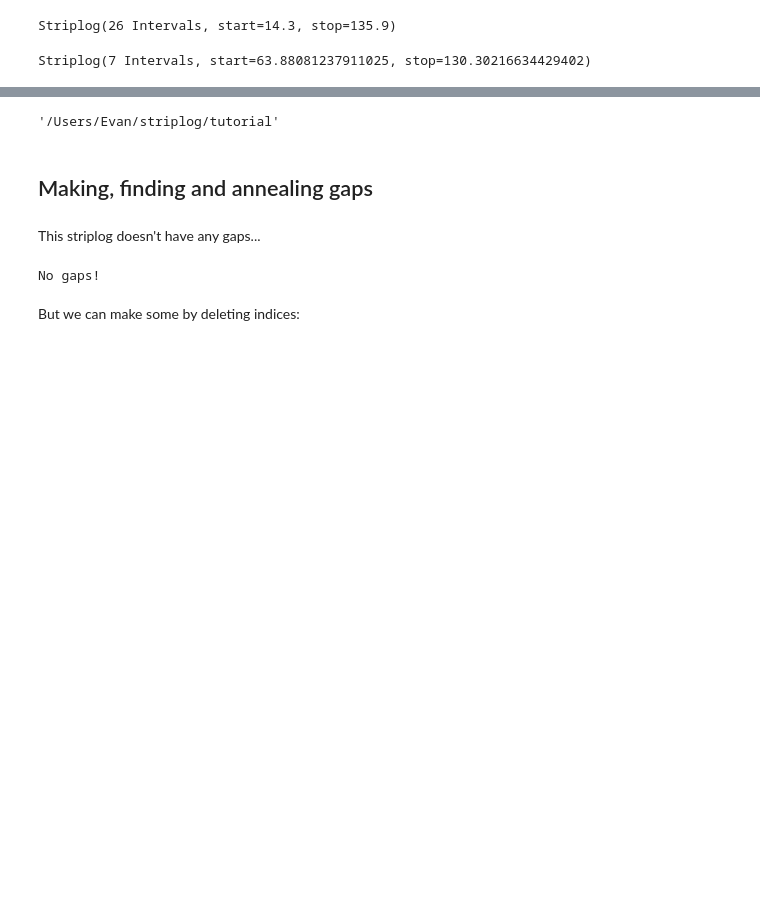
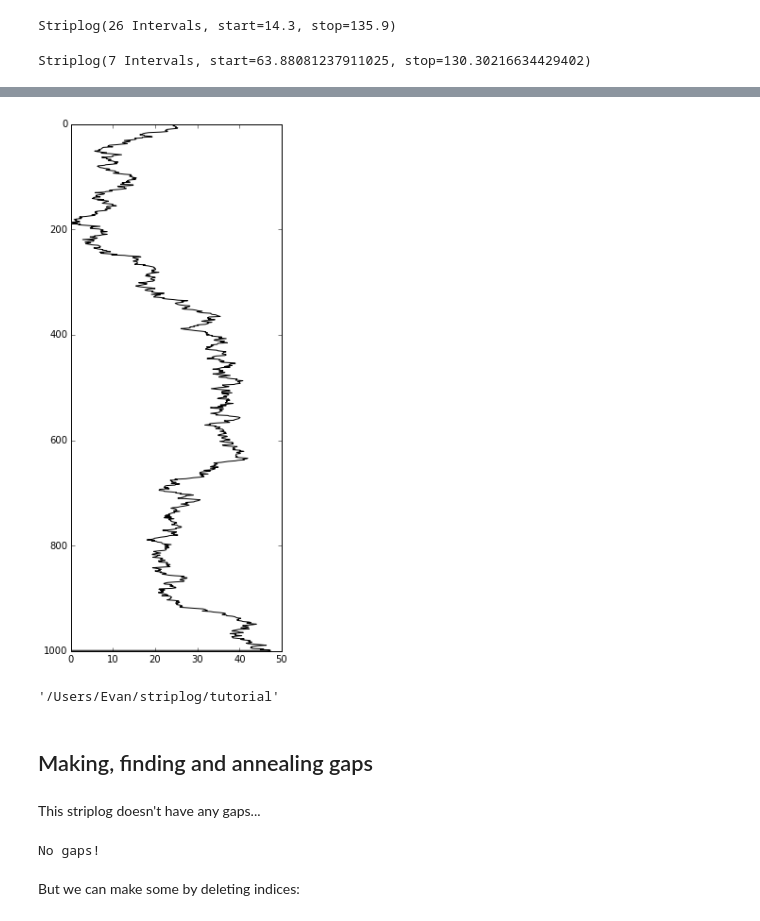
Before and after one commit to agilescientific/striplog, a Jupyter notebook: tutorial/Striplog_object.ipynb, the cells around one changed output, grey strips where cells are left out. Saved outputs shown, nothing was run; the diff lists cells and outputs as text; code cells hidden in the pictures; blank space fills up the shorter version.

```diff
--- a/tutorial/Striplog_object.ipynb
+++ b/tutorial/Striplog_object.ipynb
@@ -55,3 +60,26 @@ g = striplog.thickest(n=5).plot(legend=legend, return_fig=True)
+# %%
+import numpy as np
+import matplotlib.pyplot as plt
+from matplotlib.patches import PathPatch
+
+x = np.random.normal(0, 1, 1000).cumsum()
+x -= x.min()
+y = np.arange(x.size)
+
+fig = plt.figure(figsize=(4, 10))
+ax = fig.add_subplot(111)
+bgim = ax.imshow(np.random.rand(y.max(), x.max()), cmap='Greys',
+                 extent=[-10, 50, 0, 1000])
+im = ax.imshow(x[:, None], extent=[x.min(), x.max(), y.min(), y.max()],
+               cmap='gist_earth', aspect='auto', origin='lower')
+paths = ax.fill_betweenx(y, x, facecolor='none')
+patch = PathPatch(paths._paths[0], visible=False)
+ax.add_artist(patch)
+im.set_clip_path(patch)
+ax.invert_yaxis()
+plt.show()
+# %% [output]
+[figure, added]
 # %%
 pwd
 # %% [output]
```
Also changed, not shown: parts of 3 cells of this notebook, 1 other file.
